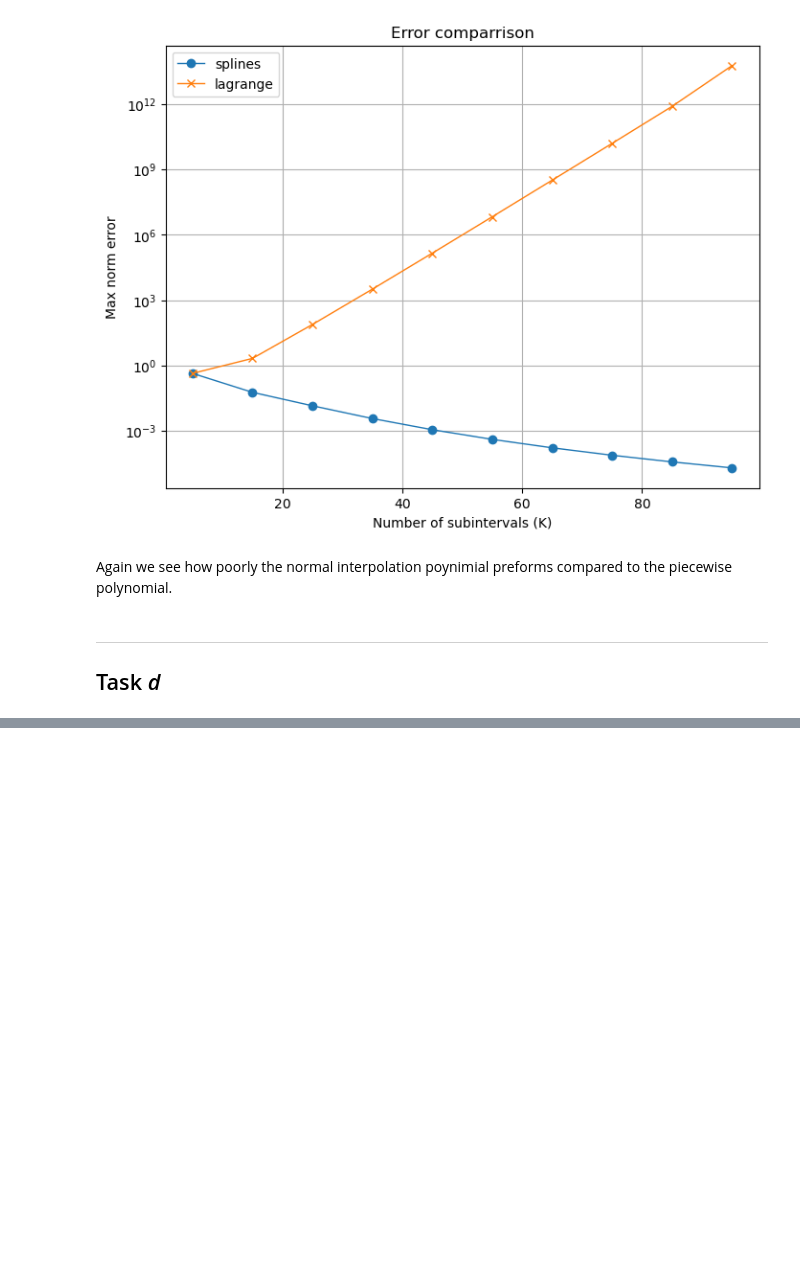
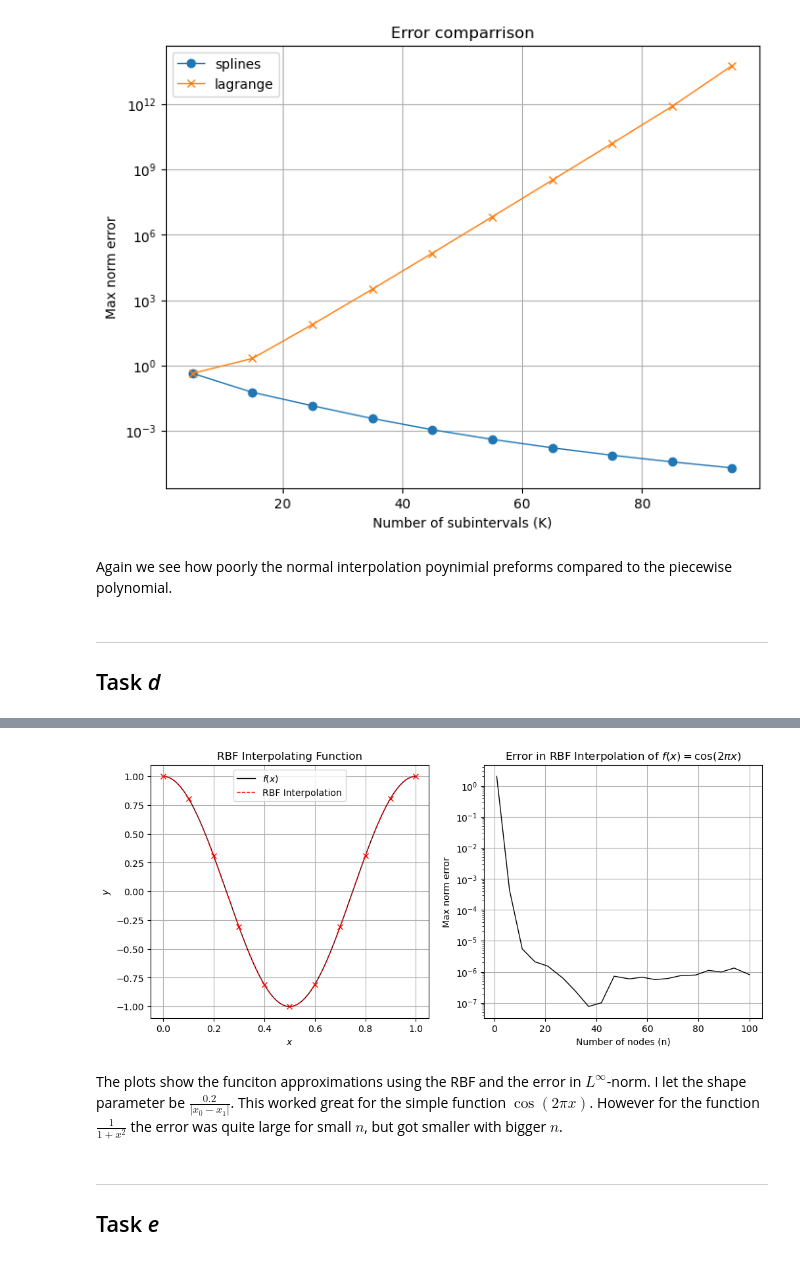
Before and after one commit to Benj181/NTNU-courses, a Jupyter notebook: NumMat/project01/report.ipynb, the cells around one changed output, grey strips where cells are left out. Drawn from its saved outputs; the diff is of its cells as text; code cells hidden in the pictures; blank space fills up the shorter version.

Commit message:
task e

```diff
--- a/NumMat/project01/report.ipynb
+++ b/NumMat/project01/report.ipynb
@@ -426,0 +613,37 @@ ___
+# %%
+n = 10
+a, b = 0, 1
+f = lambda x: np.cos(2*np.pi*x) # Runge's function
+
+nodes = np.linspace(a, b, n+1)
+
+epsilon = 0.2 / abs(nodes[0] - nodes[1]) # shape parameter
+eval_function = RBF(nodes, f(nodes), epsilon)
+eval_nodes = np.linspace(a, b, 100*n)
+fig, ax = plt.subplots(1, 2, figsize=(12, 5))
+ax[0].plot(eval_nodes, f(eval_nodes), 'k-', label='$f(x)$')
+ax[0].plot(eval_nodes, eval_function(eval_nodes), 'r--', label='RBF Interpolation')
+ax[0].plot(nodes, f(nodes), 'rx')
+ax[0].set_xlabel(r'$x$')
+ax[0].set_ylabel(r'$y$')
+ax[0].set_title(r'RBF Interpolating Function')
+ax[0].legend()
+
+N = 20
+n_values = np.linspace(1, 100, N, dtype=int)
+errs = np.zeros(N)
+for i, n in enumerate(n_values):
+    errs[i] = error_RBF(n, a, b, f)
+ax[1].semilogy(n_values, errs, 'k-')
+ax[1].set_xlabel('Number of nodes (n)')
+ax[1].set_ylabel('Max norm error')
+ax[1].set_title(r'Error in RBF Interpolation of $f(x) = \cos(2\pi x)$')
+ax[1].grid(True)
+plt.show()
+# %% [output]
+[figure, added]
+# %% [markdown]
+The plots show the funciton approximations using the RBF and the error in $L^\infty$-norm. I let the shape parameter be $\frac{0.2}{|x_0-x_1|}$. This worked great for the simple function $\cos (2 \pi x)$. However for the function $\frac{1}{1+x^2}$ the error was quite large for small $n$, but got smaller with bigger $n$.
+# %% [markdown]
+___
+## Task *e*
```
Also changed, not shown: parts of 18 cells of this notebook.
